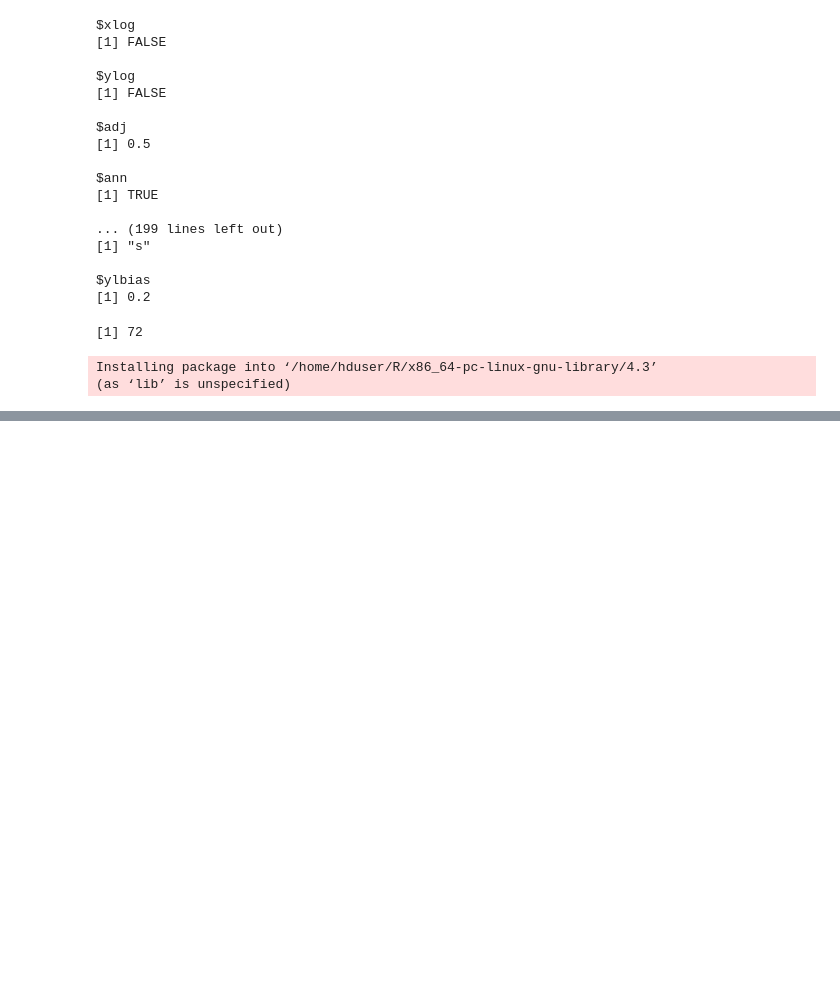
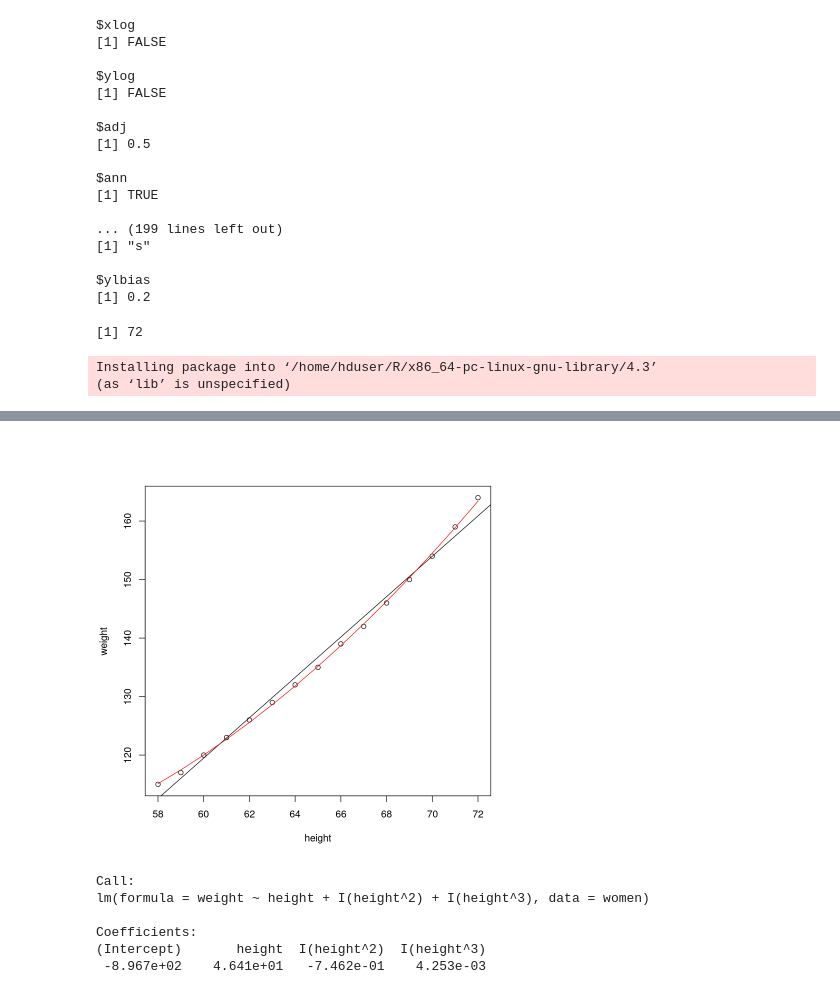
Before and after one commit to alecfei/R-learning, a Jupyter notebook: practice.ipynb, the cells around one changed output, grey strips where cells are left out. Cells and saved outputs as stored; diff of their text form; code cells hidden in the pictures; blank space fills up the shorter version.

```diff
--- a/practice.ipynb
+++ b/practice.ipynb
@@ -160,0 +329,6 @@ library(scatterplot3d)
+# %%
+plot(weight ~ height, data = women)
+abline(fit)
+lines (women$height, fitted(fit2), col = 'red')
+# %% [output]
+[figure, added]
@@ -160,0 +337,9 @@ library(scatterplot3d)
+# %%
+fit3
+# %% [output]
+Call:
+lm(formula = weight ~ height + I(height^2) + I(height^3), data = women)
+
+Coefficients:
+(Intercept)       height  I(height^2)  I(height^3)
+ -8.967e+02    4.641e+01   -7.462e-01    4.253e-03
```
Also changed, not shown: parts of 39 cells of this notebook, 1 other file.
